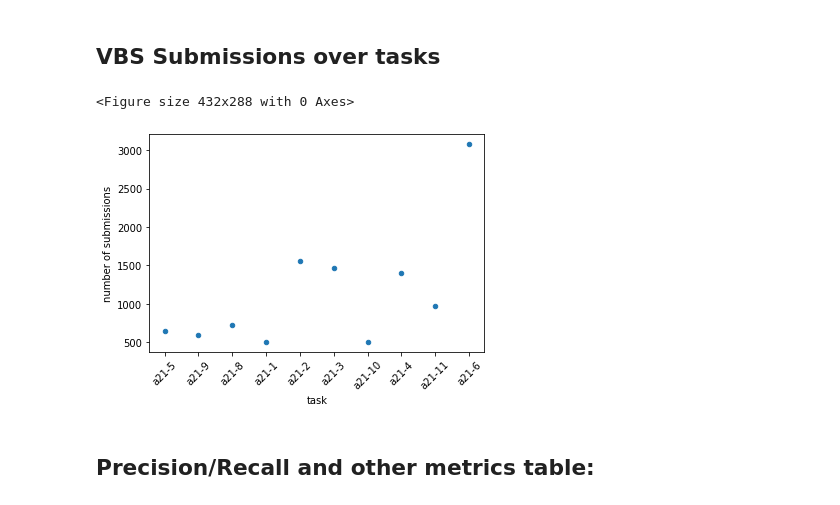
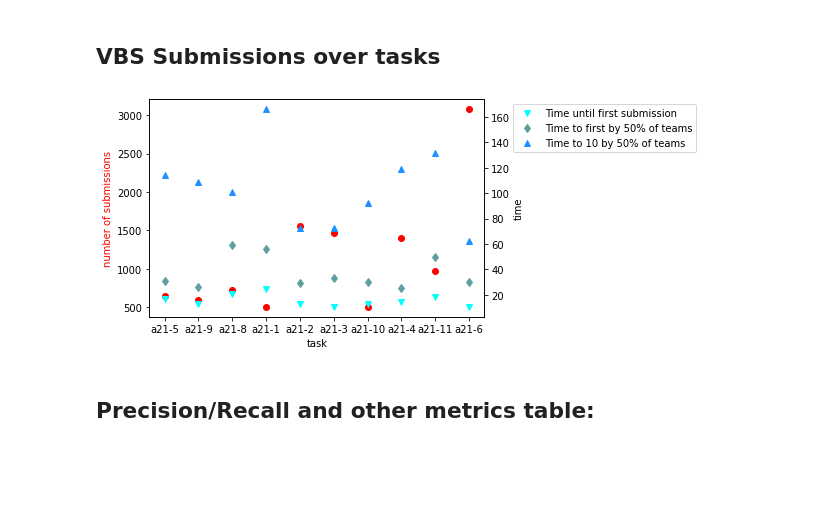
Before and after one commit to vGsteiger/VBS-Analysis, a Jupyter notebook: code/VBSEvaluation.ipynb, the cells around one changed output. Saved outputs shown, nothing was run; the diff lists cells and outputs as text; code cells hidden in the pictures; blank space fills up the shorter version.

```diff
--- a/code/VBSEvaluation.ipynb
+++ b/code/VBSEvaluation.ipynb
@@ -804,37 +804,48 @@ for t in data['tasks']:
         task.add_name(t['description']['name'])
         for s in t['submissions']:
             task.add_submission(s['memberId'], s['status'], s['teamId'], s['uid'], s['timestamp'], s['item']['name'])
         tasks.append(task)
 
 bins = OrderedDict()
 
 for t in tasks:
     calculated_bin = t.get_number_of_submissions_in_bins(nr_bins)
     bins[t.get_name()] = calculated_bin
 
 df = pd.DataFrame(data=bins)
 
 df = df.T
 df = df.sum(axis = 1, skipna = True)
 #df = df.sort_index()
 df = df.to_frame()
 #idx = df.index.tolist()
 #id1 = idx.pop(1)
 #idx.append(id1)
 #id1 = idx.pop(1)
 #idx.append(id1)
 #df = df.reindex(idx)
 
+
+#avs_tasks_stats['Time to first Submission'] = []
+#avs_tasks_stats['Time to first by 50% of teams'] = []
+#avs_tasks_stats['Time to 10 by 50% of teams'] = []
 fig = plt.figure()
-ax = df.reset_index().plot.scatter(x='index', y=0)
-plt.ylabel('number of submissions'); plt.xlabel('task')
+ax1 = plt.subplot(111)
+ax2 = ax1.twinx()
+ax2.plot(df.reset_index().index, avs_tasks_stats['Time to first Submission'], 'v', label="Time until first submission", color='aqua')
+ax2.plot(df.reset_index().index, avs_tasks_stats['Time to first by 50% of teams'], 'd', label="Time to first by 50% of teams", color='cadetblue')
+ax2.plot(df.reset_index().index, avs_tasks_stats['Time to 10 by 50% of teams'], '^', label="Time to 10 by 50% of teams", color='dodgerblue')
+ax1.scatter(df.reset_index().index, df[0].tolist(), color='red')
+ax1.set_ylabel('number of submissions', color='red')
+ax2.set_ylabel('time')
+ax1.set_xlabel('task')
 plt.xticks(df.reset_index().index, df.reset_index()['index'], rotation=90)
 #ax.set_yscale('log')
 plt.xticks(rotation=45)
+plt.legend(bbox_to_anchor=(1.07, 1), loc='upper left')
 plt.savefig('figs/vbs_submissions_over_tasks.pdf', format='pdf', bbox_inches="tight")
 # %% [output]
-<Figure size 432x288 with 0 Axes>
-[figure, old version]
+[figure, new version]
 # %% [markdown]
 ## Precision/Recall and other metrics table:
 # %%
```
Also changed, not shown: parts of 6 cells of this notebook, 7 other files.
